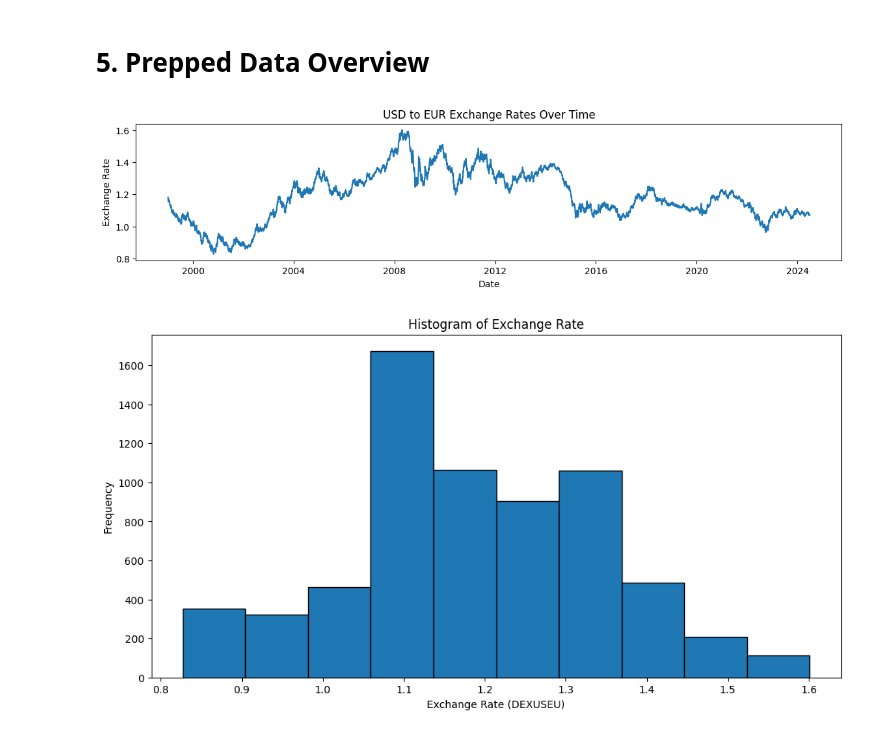
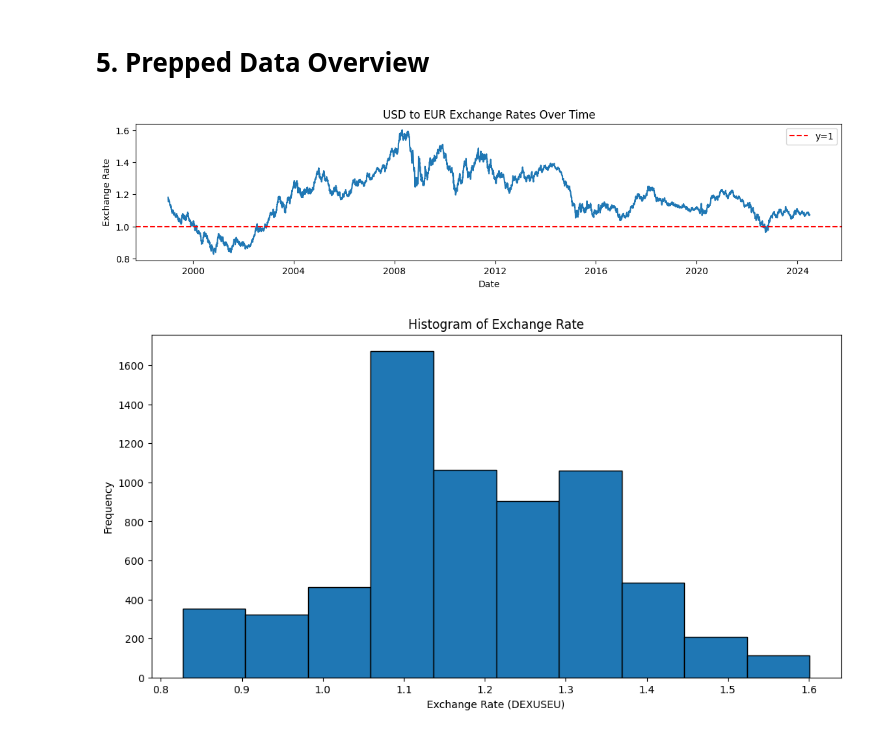
Before and after one commit to Zhengnan817/SNP, a Jupyter notebook: Exchange_rate/exchange_rate.ipynb, the cells around one changed output. Drawn from its saved outputs; the diff is of its cells as text; code cells hidden in the pictures.

```diff
--- a/Exchange_rate/exchange_rate.ipynb
+++ b/Exchange_rate/exchange_rate.ipynb
@@ -155,20 +147,24 @@ plt.show()
 # %%
 df_filled['Timeseries'] = pd.to_datetime(df_filled['Timeseries'])
 # %%
+import matplotlib.pyplot as plt
 
 plt.figure(figsize=(14, 6))
 
 # USD to EUR Exchange Rates Time Series
 plt.subplot(2, 1, 2)
 plt.plot(df_filled['Timeseries'], df_filled['DEXUSEU'])
 plt.title("USD to EUR Exchange Rates Over Time")
 plt.xlabel('Date')
 plt.ylabel('Exchange Rate')
 
+# 添加红色虚线
+plt.axhline(y=1, color='red', linestyle='--', label='y=1')
+plt.legend()  # 显示图例
 
 plt.show()
 # %% [output]
-[figure, old version]
+[figure, new version]
 # %%
 plt.figure(figsize=(12, 6))
 plt.hist(df_filled['DEXUSEU'], bins=10, edgecolor='black')
```
Also changed, not shown: parts of 6 cells of this notebook, 1 other file.
